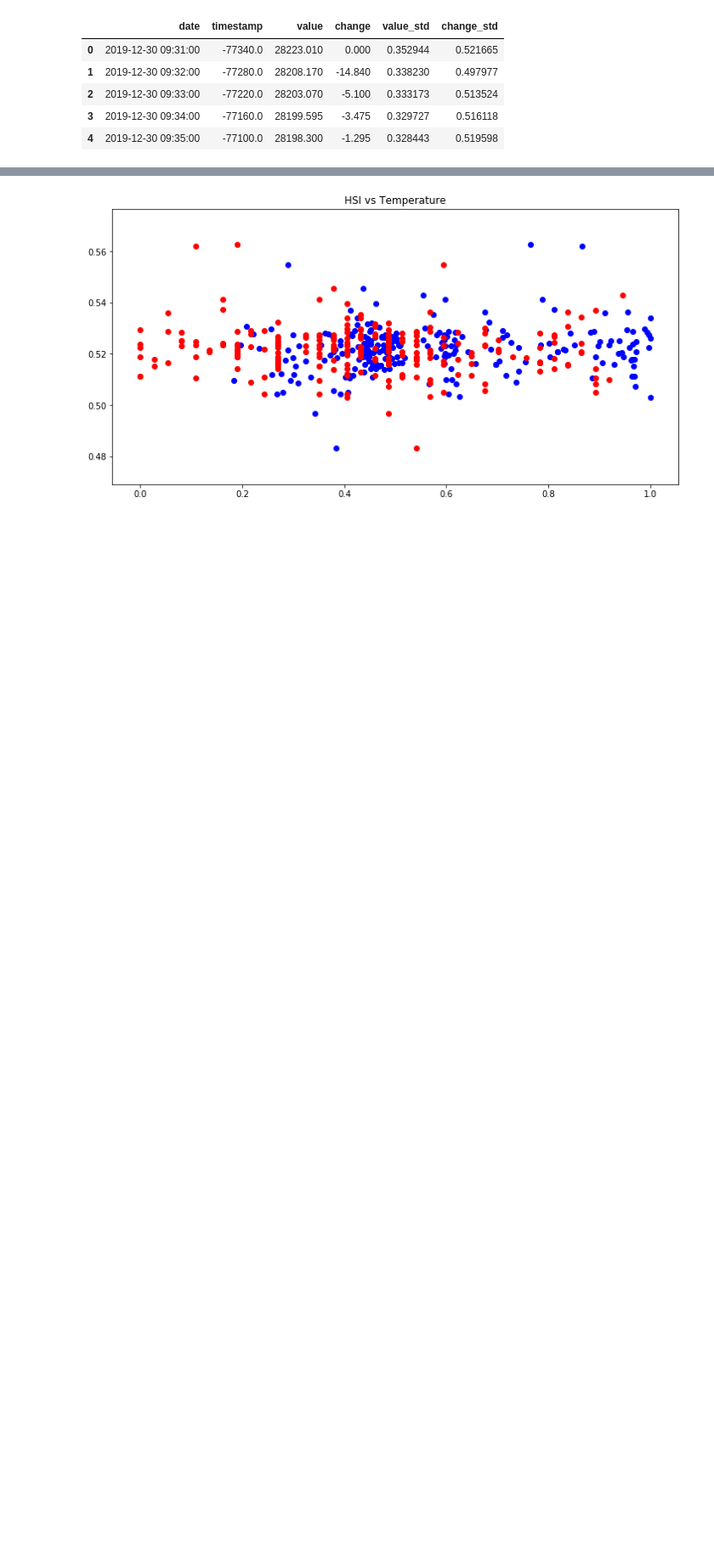
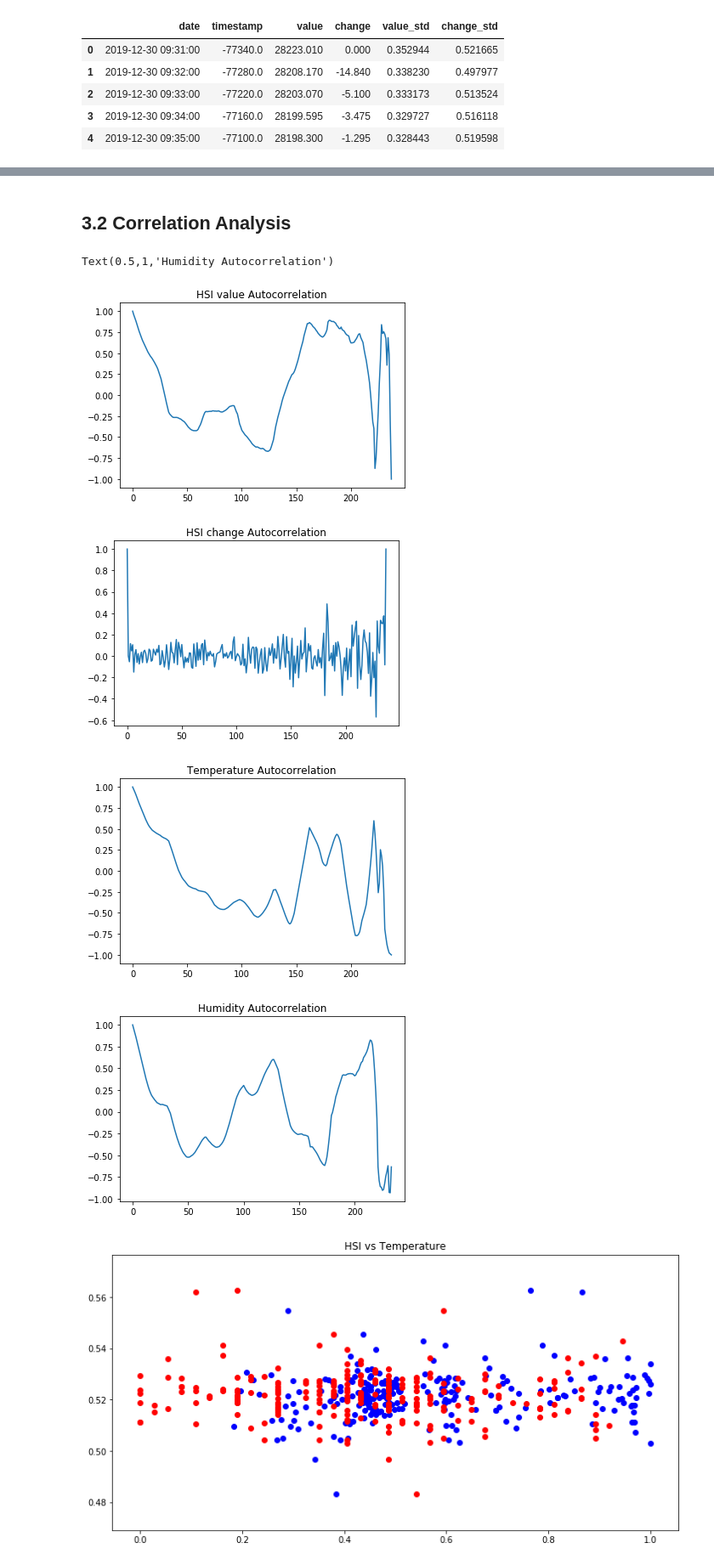
Before and after one commit to gornus/SIOT, a Jupyter notebook: data_analysis/data_analysis.ipynb, the cells around one changed output, grey strips where cells are left out. Shown at 85% size. Saved outputs shown, nothing was run; the diff lists cells and outputs as text; code cells hidden in the pictures; blank space fills up the shorter version.

Commit message:
updated data analysis

```diff
--- a/data_analysis/data_analysis.ipynb
+++ b/data_analysis/data_analysis.ipynb
@@ -352,6 +321,38 @@ merged.head()
 | 2 | 2019-12-31 10:00:00 | 10800.0 | 28218.90500 | -3.74050 | 0.348874 | 0.515695 | 28223.455140 | 20.08 | 79 | ... |
 | 3 | 2019-12-31 10:10:00 | 11400.0 | 28214.94530 | 2.04490 | 0.344947 | 0.524929 | 28225.795995 | 20.18 | 79 | ... |
 | 4 | 2019-12-31 10:20:00 | 12000.0 | 28216.39450 | -0.83595 | 0.346384 | 0.520331 | 28214.549705 | 20.22 | 79 | ... |
+# %% [markdown]
+## 3.2 Correlation Analysis
+# %%
+# Autocorrelation for the relevant series
+hsi_auto = []
+chg_auto = []
+tem_auto = []
+hum_auto = []
+for i in range(merged.shape[0]):
+    hsi_auto.append(merged['value'].autocorr(lag=i))
+    chg_auto.append(merged['change'].autocorr(lag=i))
+    tem_auto.append(merged['temperature'].autocorr(lag=i))
+    hum_auto.append(merged['humidity'].autocorr(lag=i))
+# %%
+plt.figure()
+plt.plot(hsi_auto)
+plt.title('HSI value Autocorrelation')
+plt.figure()
+plt.plot(chg_auto)
+plt.title('HSI change Autocorrelation')
+plt.figure()
+plt.plot(tem_auto)
+plt.title('Temperature Autocorrelation')
+plt.figure()
+plt.plot(hum_auto)
+plt.title('Humidity Autocorrelation')
+# %% [output]
+Text(0.5,1,'Humidity Autocorrelation')
+[figure, added]
+[figure, added]
+[figure, added]
+[figure, added]
 # %%
 fig = plt.figure(figsize = (12,6))
 plt.scatter(merged['temperature_std'], merged['change_std'], c='b', label = 'temperature')
```
Also changed, not shown: parts of 8 cells of this notebook, 1 other file.
